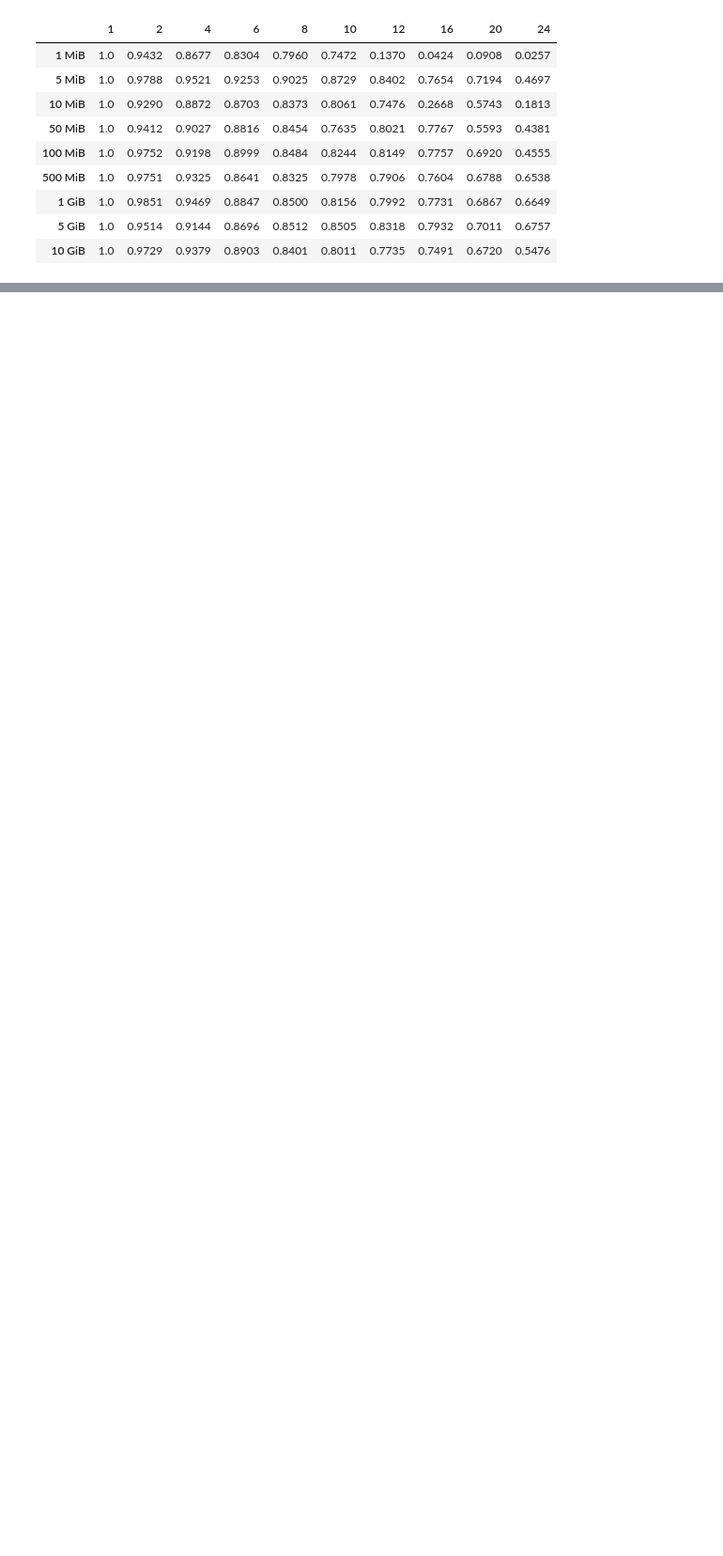
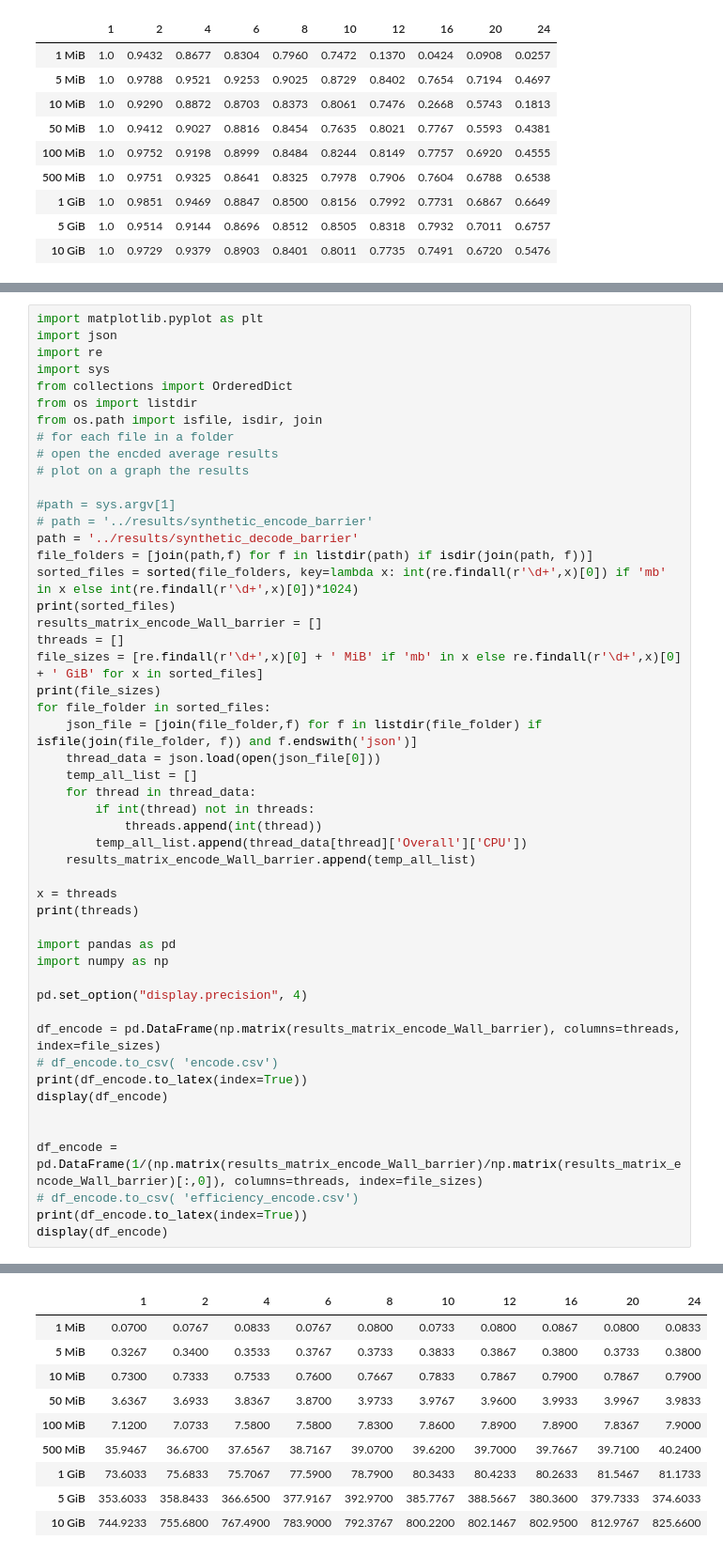
Before and after one commit to BigEmperor26/HuffmanCODEC, a Jupyter notebook: src/grapher.ipynb, the cells around one changed output, grey strips where cells are left out. Shown at 94% size. Drawn from its saved outputs; the diff is of its cells as text; blank space fills up the shorter version.

```diff
--- a/src/grapher.ipynb
+++ b/src/grapher.ipynb
@@ -1031,0 +1295,51 @@ display(df_encode)
+# %%
+import matplotlib.pyplot as plt
+import json
+import re
+import sys
+from collections import OrderedDict
+from os import listdir
+from os.path import isfile, isdir, join
+# for each file in a folder
+# open the encded average results
+# plot on a graph the results
+
+#path = sys.argv[1]
+# path = '../results/synthetic_encode_barrier'
+path = '../results/synthetic_decode_barrier'
+file_folders = [join(path,f) for f in listdir(path) if isdir(join(path, f))]
+sorted_files = sorted(file_folders, key=lambda x: int(re.findall(r'\d+',x)[0]) if 'mb' in x else int(re.findall(r'\d+',x)[0])*1024)
+print(sorted_files)
+results_matrix_encode_Wall_barrier = []
+threads = []
+file_sizes = [re.findall(r'\d+',x)[0] + ' MiB' if 'mb' in x else re.findall(r'\d+',x)[0] + ' GiB' for x in sorted_files]
+print(file_sizes)
+for file_folder in sorted_files:
+    json_file = [join(file_folder,f) for f in listdir(file_folder) if isfile(join(file_folder, f)) and f.endswith('json')]
+    thread_data = json.load(open(json_file[0]))
+    temp_all_list = []
+    for thread in thread_data:
+        if int(thread) not in threads:
+            threads.append(int(thread))
+        temp_all_list.append(thread_data[thread]['Overall']['CPU'])
+    results_matrix_encode_Wall_barrier.append(temp_all_list)
+
+x = threads
+print(threads)
+
+import pandas as pd
+import numpy as np
+
+pd.set_option("display.precision", 4)
+
+df_encode = pd.DataFrame(np.matrix(results_matrix_encode_Wall_barrier), columns=threads, index=file_sizes)
+# df_encode.to_csv( 'encode.csv')
+print(df_encode.to_latex(index=True))
+display(df_encode)
+
+
+df_encode = pd.DataFrame(1/(np.matrix(results_matrix_encode_Wall_barrier)/np.matrix(results_matrix_encode_Wall_barrier)[:,0]), columns=threads, index=file_sizes)
+# df_encode.to_csv( 'efficiency_encode.csv')
+print(df_encode.to_latex(index=True))
+display(df_encode)
+# %% [output]
@@ -1031,0 +1364,10 @@ display(df_encode)
+|  | 1 | 2 | 4 | 6 | 8 | 10 | 12 | 16 | 20 | 24 |
+| 1 MiB | 0.0700 | 0.0767 | 0.0833 | 0.0767 | 0.0800 | 0.0733 | 0.0800 | 0.0867 | 0.0800 | 0.0833 |
+| 5 MiB | 0.3267 | 0.3400 | 0.3533 | 0.3767 | 0.3733 | 0.3833 | 0.3867 | 0.3800 | 0.3733 | 0.3800 |
+| 10 MiB | 0.7300 | 0.7333 | 0.7533 | 0.7600 | 0.7667 | 0.7833 | 0.7867 | 0.7900 | 0.7867 | 0.7900 |
+| 50 MiB | 3.6367 | 3.6933 | 3.8367 | 3.8700 | 3.9733 | 3.9767 | 3.9600 | 3.9933 | 3.9967 | 3.9833 |
+| 100 MiB | 7.1200 | 7.0733 | 7.5800 | 7.5800 | 7.8300 | 7.8600 | 7.8900 | 7.8900 | 7.8367 | 7.9000 |
+| 500 MiB | 35.9467 | 36.6700 | 37.6567 | 38.7167 | 39.0700 | 39.6200 | 39.7000 | 39.7667 | 39.7100 | 40.2400 |
+| 1 GiB | 73.6033 | 75.6833 | 75.7067 | 77.5900 | 78.7900 | 80.3433 | 80.4233 | 80.2633 | 81.5467 | 81.1733 |
+| 5 GiB | 353.6033 | 358.8433 | 366.6500 | 377.9167 | 392.9700 | 385.7767 | 388.5667 | 380.3600 | 379.7333 | 374.6033 |
+| 10 GiB | 744.9233 | 755.6800 | 767.4900 | 783.9000 | 792.3767 | 800.2200 | 802.1467 | 802.9500 | 812.9767 | 825.6600 |
```
Also changed, not shown: parts of 8 cells of this notebook, 50 other files.
